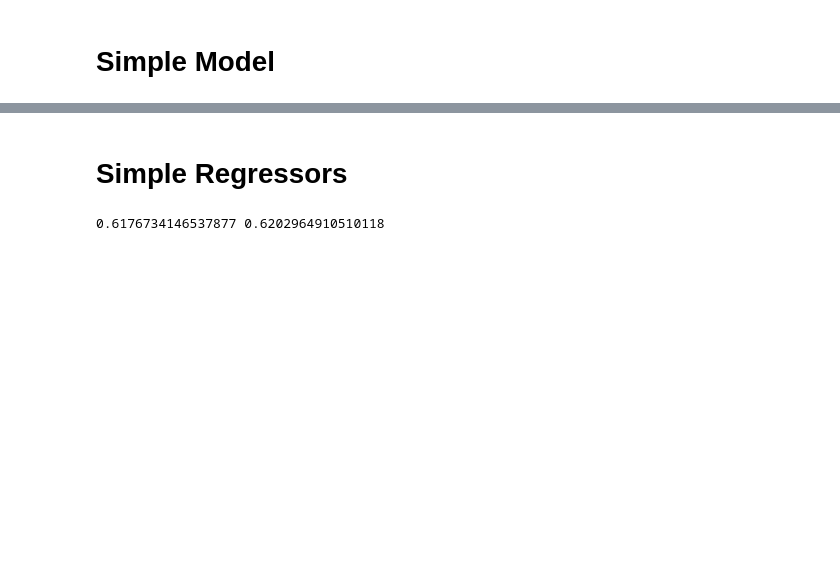
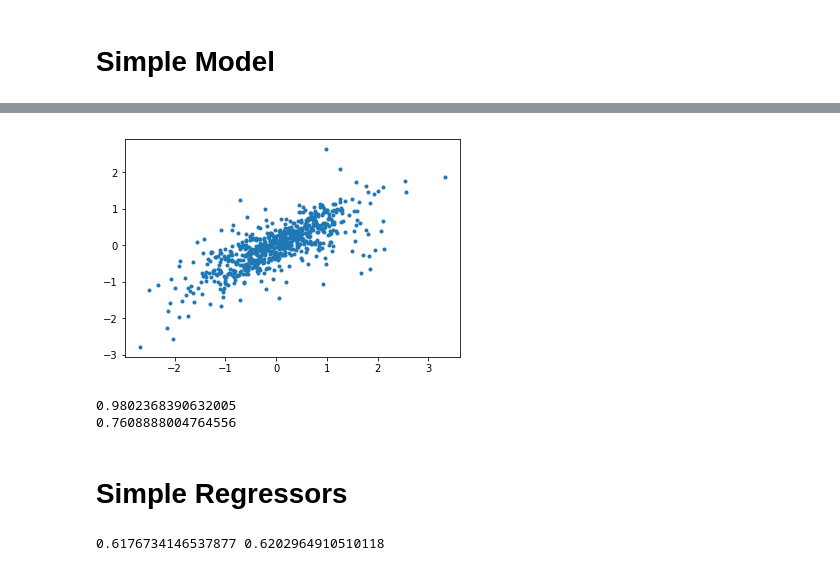
Before and after one commit to paula-gradu/El-Nino, a Jupyter notebook: Time Series Prediction.ipynb, the cells around one changed output, grey strips where cells are left out. Cells and saved outputs as stored; diff of their text form; code cells hidden in the pictures; blank space fills up the shorter version.

```diff
--- a/Time Series Prediction.ipynb
+++ b/Time Series Prediction.ipynb
@@ -209,0 +210,4 @@ plt.plot(oanm[val_ind], pred_val[:,0], ".");
+# %%
+plt.plot(val_labels, pred_val[:,0], ".");
+# %% [output]
+[figure, added]
@@ -210,3 +219,9 @@ plt.plot(oanm[val_ind], pred_val[:,0], ".");
+# %%
+print(correlation(train_labels, pred[:,0]))
+print(correlation(val_labels, pred_val[:,0]))
+# %% [output]
+0.9802368390632005
+0.7608888004764556
 # %% [markdown]
 # Simple Regressors
 # %%
```
Also changed, not shown: parts of 16 cells of this notebook, 1 other file.
